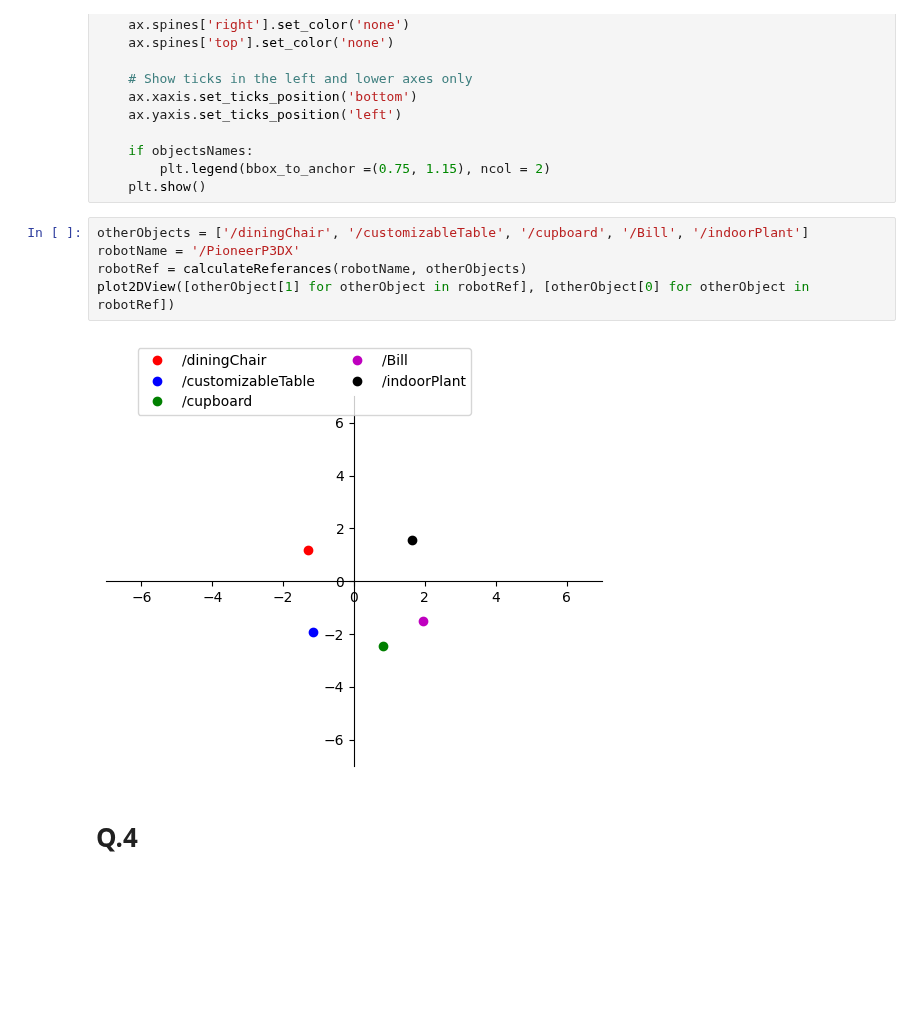
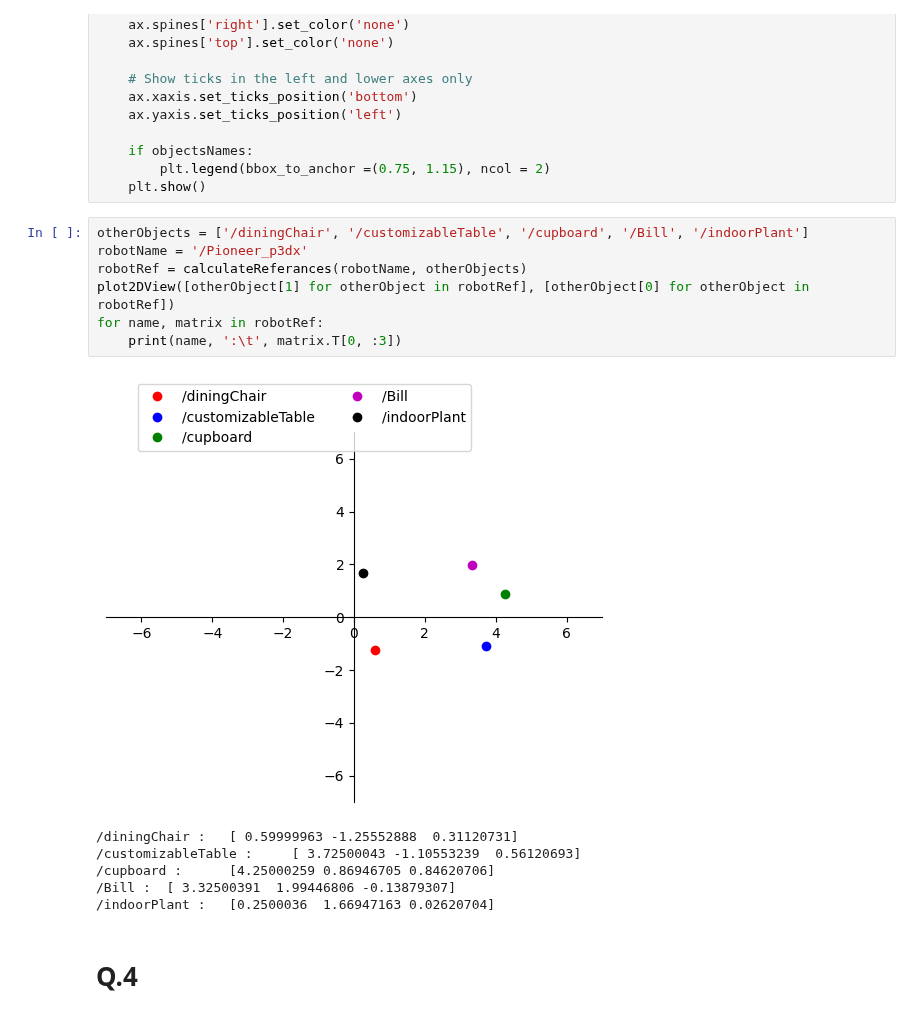
Before and after one commit to EnnesJp/robotica-movel-tp1, a Jupyter notebook: robotica-movel-tp1.ipynb, the cells around one changed output. Saved outputs shown, nothing was run; the diff lists cells and outputs as text; blank space fills up the shorter version.

```diff
--- a/robotica-movel-tp1.ipynb
+++ b/robotica-movel-tp1.ipynb
@@ -152,11 +152,18 @@ def plot2DView(objectsPositions:list, objectsNames:list = None, colors:list = ['
     plt.show()
 # %%
 otherObjects = ['/diningChair', '/customizableTable', '/cupboard', '/Bill', '/indoorPlant']
-robotName = '/PioneerP3DX'
+robotName = '/Pioneer_p3dx'
 robotRef = calculateReferances(robotName, otherObjects)
 plot2DView([otherObject[1] for otherObject in robotRef], [otherObject[0] for otherObject in robotRef])
+for name, matrix in robotRef:
+    print(name, ':\t', matrix.T[0, :3])
 # %% [output]
-[figure, old version]
+[figure, new version]
+/diningChair :   [ 0.59999963 -1.25552888  0.31120731]
+/customizableTable :     [ 3.72500043 -1.10553239  0.56120693]
+/cupboard :      [4.25000259 0.86946705 0.84620706]
+/Bill :  [ 3.32500391  1.99446806 -0.13879307]
+/indoorPlant :   [0.2500036  1.66947163 0.02620704]
 # %% [markdown]
 # Q.4
 # %%
```
Also changed, not shown: parts of 5 cells of this notebook, 1 other file.
